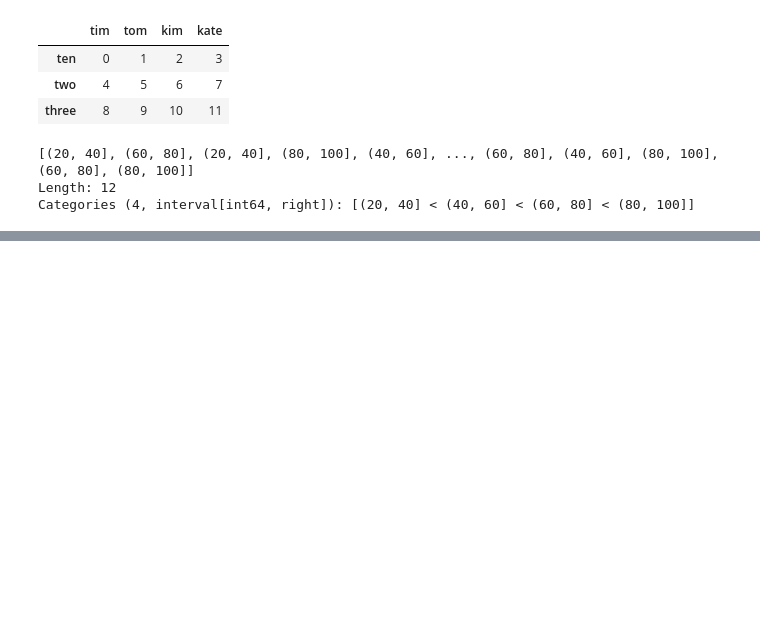
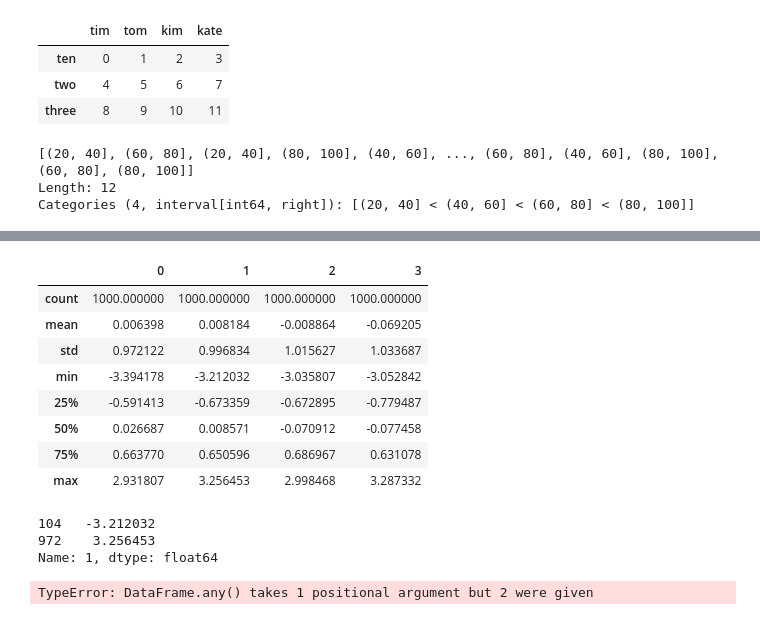
Before and after one commit to MarcoDava/PandasPractice, a Jupyter notebook: PandasTutorial9.ipynb, the cells around one changed output, grey strips where cells are left out. Cells and saved outputs as stored; diff of their text form; code cells hidden in the pictures; blank space fills up the shorter version.

```diff
--- a/PandasTutorial9.ipynb
+++ b/PandasTutorial9.ipynb
@@ -146,0 +200,3 @@ Categories (4, interval[int64, right]): [(20, 40] < (40, 60] < (60, 80] < (80, 1
+# %%
+data=pd.DataFrame(np.random.randn(1000,4))
+data.head()
@@ -146,0 +210,12 @@ Categories (4, interval[int64, right]): [(20, 40] < (40, 60] < (60, 80] < (80, 1
+# %%
+data.describe()
+# %% [output]
+|  | 0 | 1 | 2 | 3 |
+| count | 1000.000000 | 1000.000000 | 1000.000000 | 1000.000000 |
+| mean | 0.006398 | 0.008184 | -0.008864 | -0.069205 |
+| std | 0.972122 | 0.996834 | 1.015627 | 1.033687 |
+| min | -3.394178 | -3.212032 | -3.035807 | -3.052842 |
+| 25% | -0.591413 | -0.673359 | -0.672895 | -0.779487 |
+| 50% | 0.026687 | 0.008571 | -0.070912 | -0.077458 |
+| 75% | 0.663770 | 0.650596 | 0.686967 | 0.631078 |
+| max | 2.931807 | 3.256453 | 2.998468 | 3.287332 |
@@ -146,0 +224,10 @@ Categories (4, interval[int64, right]): [(20, 40] < (40, 60] < (60, 80] < (80, 1
+# %%
+col[np.abs(col)>3]
+# %% [output]
+104   -3.212032
+972    3.256453
+Name: 1, dtype: float64
+# %%
+data[(np.abs(data)>3).any(1)]
+# %% [output]
+TypeError: DataFrame.any() takes 1 positional argument but 2 were given
```
Also changed, not shown: parts of 21 cells of this notebook.
